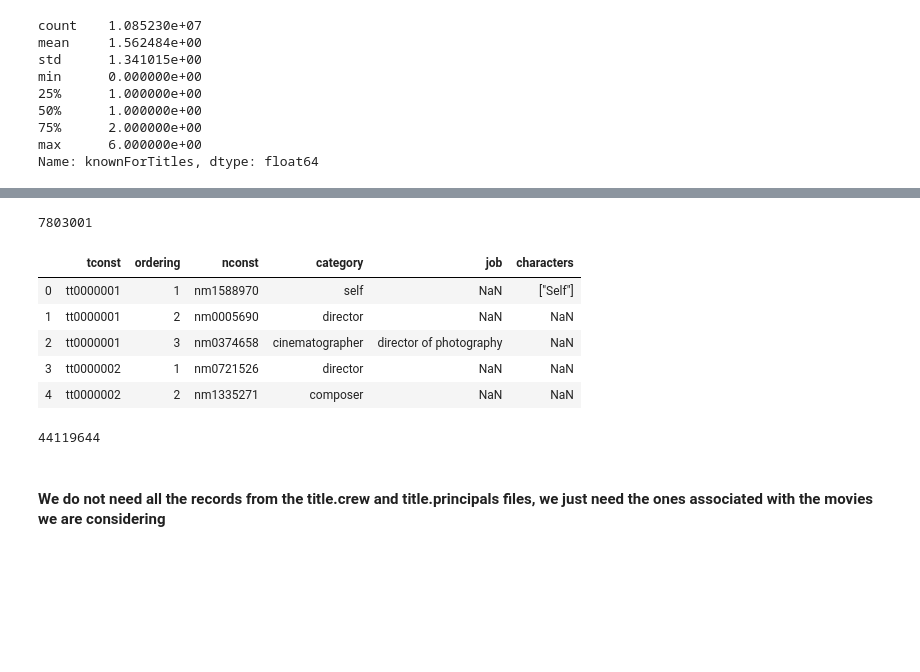
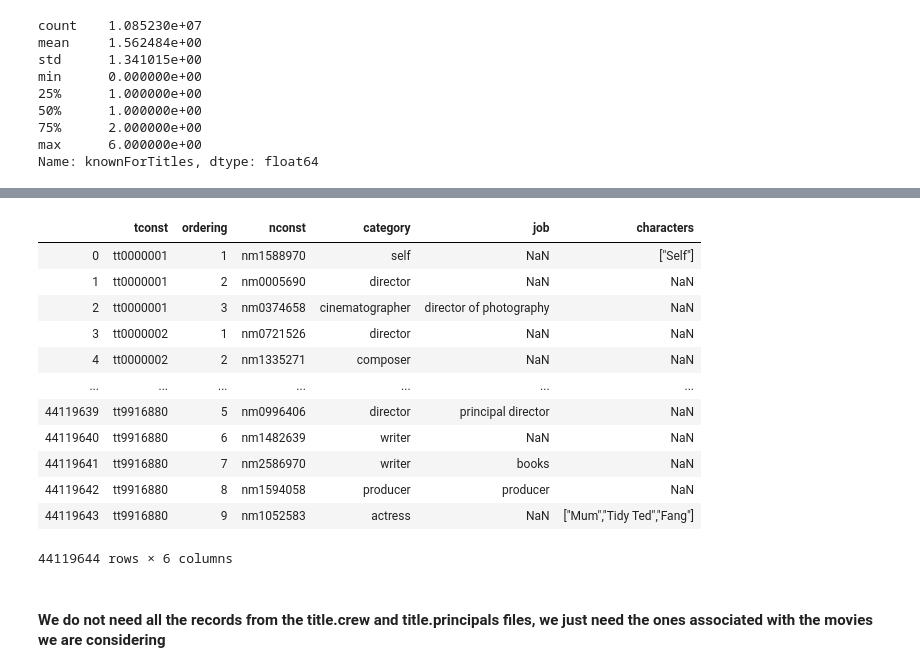
Before and after one commit to kedarbartake98/IMDB_movie_rating_prediction, a Jupyter notebook: notebooks/Initial data processing.ipynb, the cells around one changed output, grey strips where cells are left out. Drawn from its saved outputs; the diff is of its cells as text; code cells hidden in the pictures; blank space fills up the shorter version.

Commit message:
Reframing the problem and rerun initial data processing

```diff
--- a/notebooks/Initial data processing.ipynb
+++ b/notebooks/Initial data processing.ipynb
@@ -23,0 +14,6 @@ df.head()
+# %%
+df = pd.read_csv('..\\data\\raw\\title.basics.tsv', sep='\t')
+title_ratings = pd.read_csv('..\\data\\raw\\title.ratings.tsv', sep='\t')
+
+print("Number of titles : {}".format(len(df)))
+print("Number of ratings : {}".format(len(title_ratings)))
@@ -42,7 +63,0 @@ array(['short', 'movie', 'tvShort', 'tvMovie', 'tvSeries', 'tvEpisode',
-# %%
-# del df['endYear']
-df['startYear'] = df['startYear'].apply(lambda x: int(x) if (x!='\\N') else 0)
-
-movies = df.loc[((df['titleType']=='movie') | (df['titleType']=='tvMovie')) & (df['startYear']>2010)]
-movies.reset_index(drop=True, inplace=True)
-movies.head()
@@ -208,22 +237,21 @@ title_crew.head()
-# %%
-len(title_crew)
-# %% [output]
-7803001
 # %%
 title_principals = pd.read_csv(os.path.join(DATA_DIR, 'title.principals.tsv'), sep='\t')
 title_principals = process_null_values(title_principals)
-title_principals.head()
+title_principals
 # %% [output]
 |  | tconst | ordering | nconst | category | job | characters |
 | 0 | tt0000001 | 1 | nm1588970 | self | NaN | ["Self"] |
 | 1 | tt0000001 | 2 | nm0005690 | director | NaN | NaN |
 | 2 | tt0000001 | 3 | nm0374658 | cinematographer | director of photography | NaN |
 | 3 | tt0000002 | 1 | nm0721526 | director | NaN | NaN |
 | 4 | tt0000002 | 2 | nm1335271 | composer | NaN | NaN |
+| ... | ... | ... | ... | ... | ... | ... |
+| 44119639 | tt9916880 | 5 | nm0996406 | director | principal director | NaN |
+| 44119640 | tt9916880 | 6 | nm1482639 | writer | NaN | NaN |
+| 44119641 | tt9916880 | 7 | nm2586970 | writer | books | NaN |
+| 44119642 | tt9916880 | 8 | nm1594058 | producer | producer | NaN |
+| 44119643 | tt9916880 | 9 | nm1052583 | actress | NaN | ["Mum","Tidy Ted","Fang"] |
+44119644 rows × 6 columns
-# %%
-len(title_principals)
-# %% [output]
-44119644
 # %% [markdown]
 #### We do not need all the records from the title.crew and title.principals files, we just need the ones associated with the movies we are considering
 # %%
```
Also changed, not shown: parts of 39 cells of this notebook.
